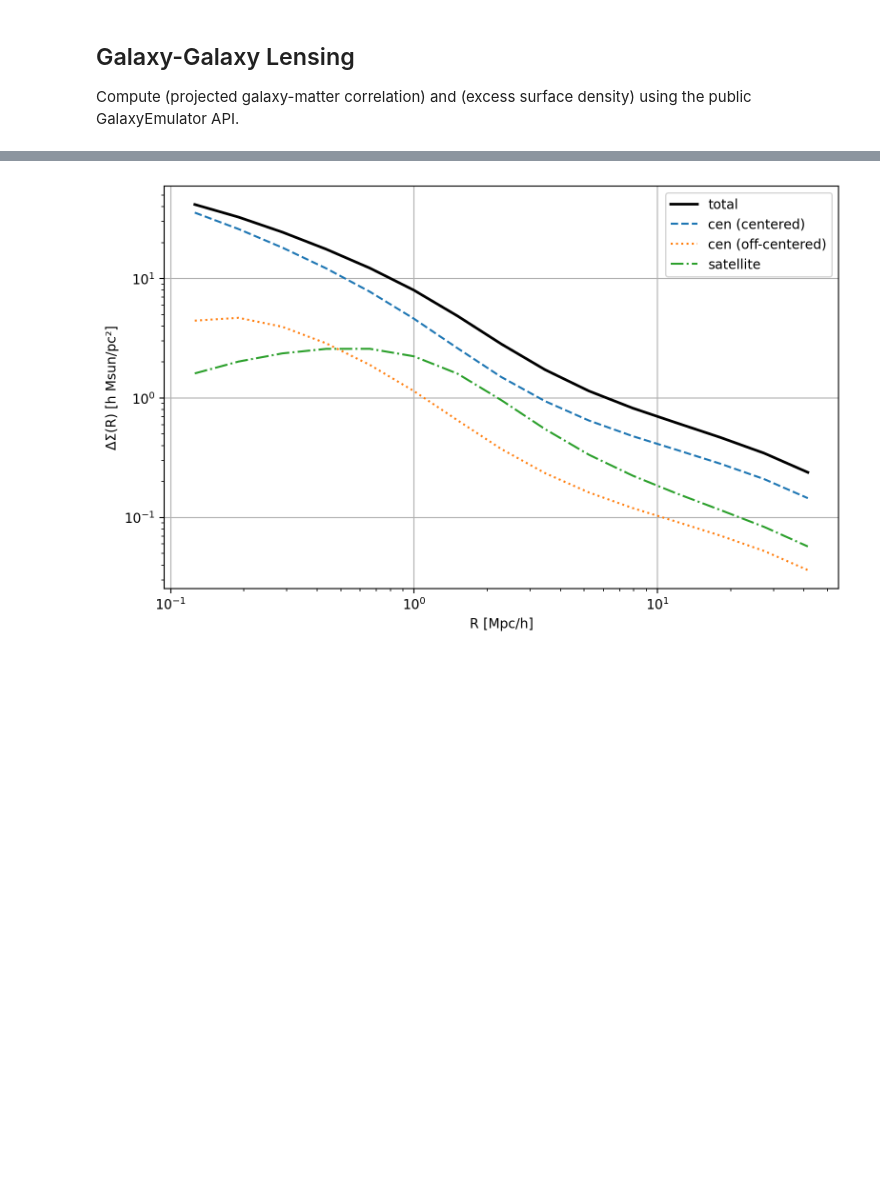
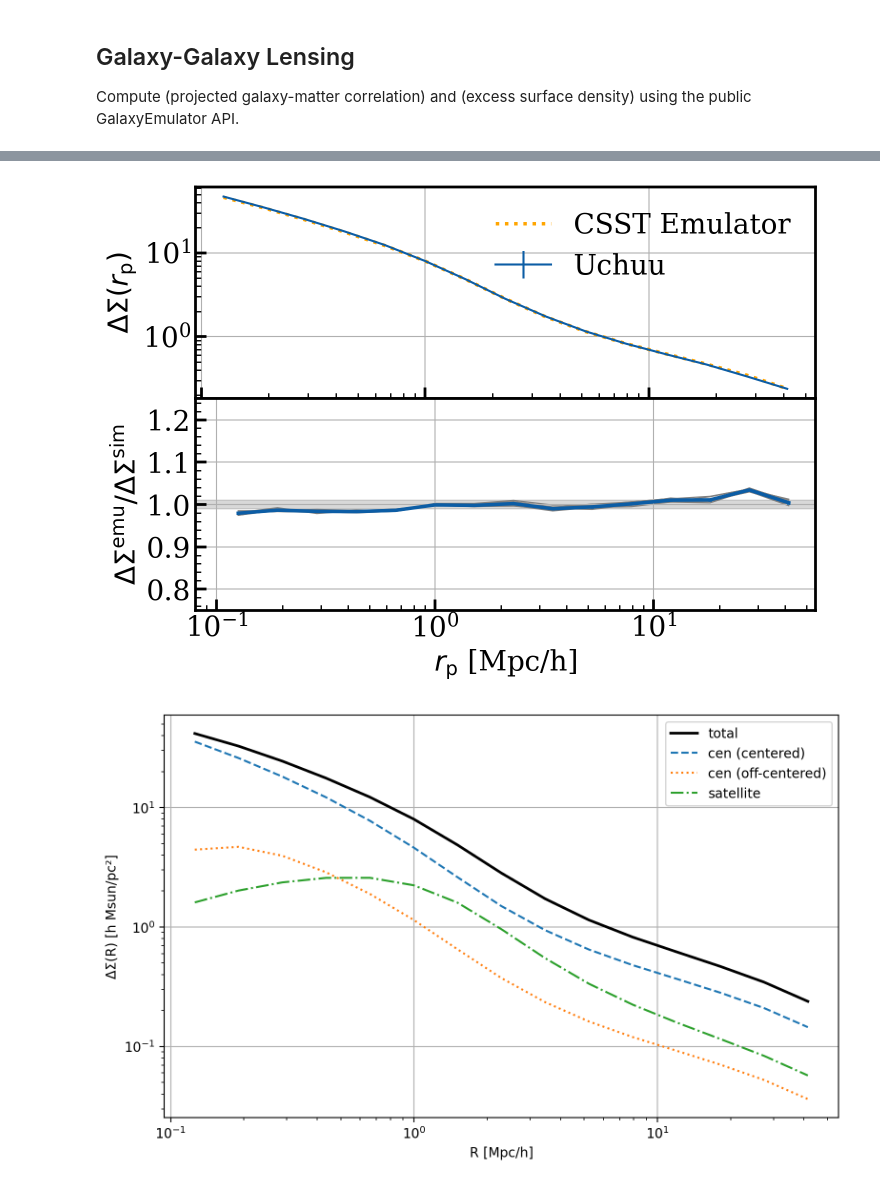
Before and after one commit to czymh/csstemu, a Jupyter notebook: examples/Uchuu1000-Pl18-test.ipynb, the cells around one changed output, grey strips where cells are left out. Drawn from its saved outputs; the diff is of its cells as text; code cells hidden in the pictures; blank space fills up the shorter version.

```diff
--- a/examples/Uchuu1000-Pl18-test.ipynb
+++ b/examples/Uchuu1000-Pl18-test.ipynb
@@ -429,3 +473,36 @@ with plt.style.context("mypresentation"):
+# %%
+# hod_str =
+# cov_ds = np.load("/home/chenzhao/galaxy-assembly-bias/data/cov-ds-galaxy-Uchuu1000-P18-1e12%s-seed0.npy"%(hod_str))
+# jack_ds = np.sqrt(np.diagonal(cov_ds))
+
+xlims = [8e-2, 55]
+with plt.style.context("mypresentation"):
+    gridp = plt.GridSpec(2, 1, wspace=0.0, hspace=0.0)
+    plt.subplot(gridp[0])
+    plt.plot(rmid, ds_emu, ls=":", color="orange", label="CSST Emulator")
+    # plt.plot(rmid, ds_emu2, '--', label ="NFW")
+    plt.errorbar(rmid, mean_ds, std_ds, lw=1.5, label='Uchuu')
+    plt.legend()
+    plt.grid(True)
+    plt.xscale('log')
+    plt.yscale('log')
+    plt.ylabel(r"$\Delta\Sigma(r_\mathrm{p})$")
+    plt.gca().set_xticklabels([])
+    # plt.title("halo model based emulator")
+    plt.subplot(gridp[1])
+    plt.errorbar(rmid, ds_emu /mean_ds, std_ds/mean_ds, label="CSST Emulator")
+    for ii in range(ds_rlz.shape[0]):
+        plt.plot(rmid, ds_emu/ds_rlz[ii], color='gray', lw=0.9, zorder=-1)
+    # plt.errorbar(rmid, ds_emu2/mean_ds, std_ds/mean_ds, label="NFW")
+    plt.grid(True)
+    plt.xscale('log')
+    plt.ylim([0.75, 1.25])
+    plt.xlim(xlims)
+    plt.fill_between(xlims, 0.99, 1.01, color='gray', alpha=0.3)
+    plt.xlabel(r"$r_\mathrm{p}$ [Mpc/h]")
+    plt.ylabel(r"$\Delta\Sigma^\mathrm{emu}/\Delta\Sigma^\mathrm{sim}$")
+# %% [output]
+[figure, added]
 # %%
 emu.set_hod(
     model_name='Zheng07',
```
Also changed, not shown: parts of 17 cells of this notebook, 2 other files.
